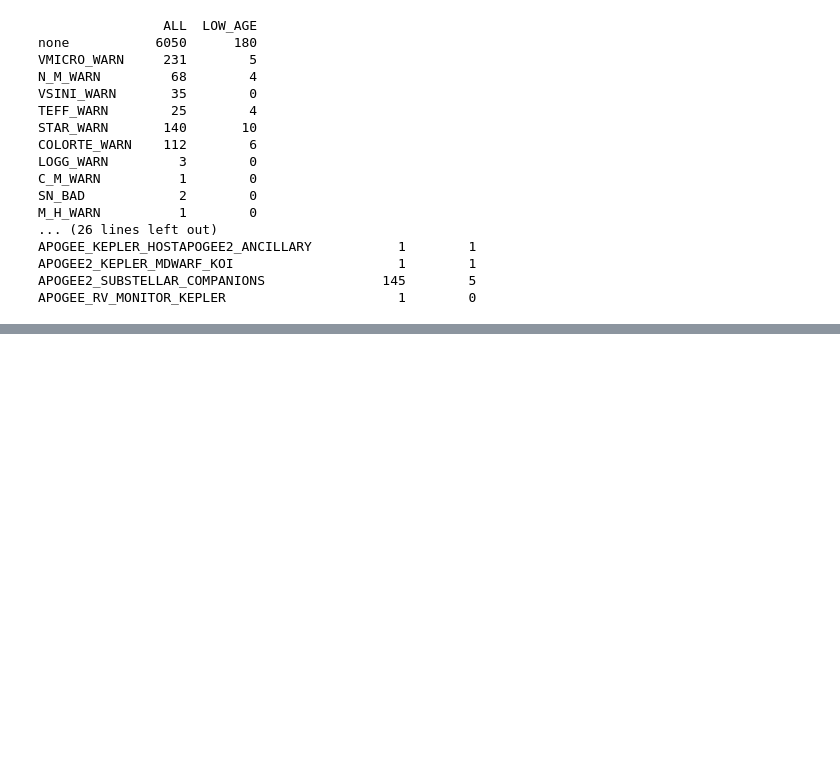
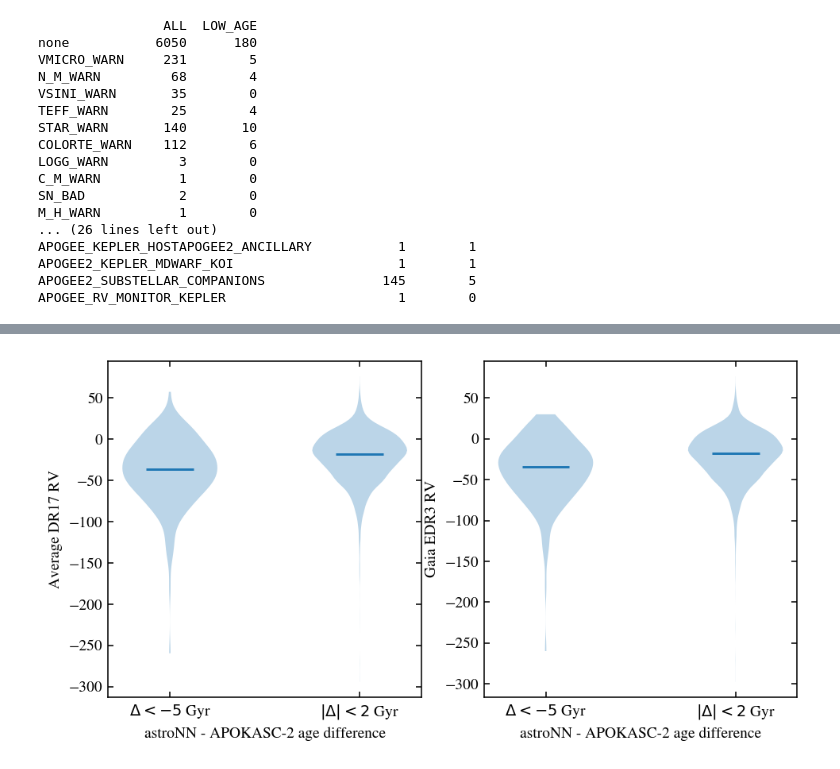
Before and after one commit to lodubay/first-year-project, a Jupyter notebook: compare_ages.ipynb, the cells around one changed output, grey strips where cells are left out. Saved outputs shown, nothing was run; the diff lists cells and outputs as text; code cells hidden in the pictures; blank space fills up the shorter version.

```diff
--- a/compare_ages.ipynb
+++ b/compare_ages.ipynb
@@ -239,0 +252,23 @@ APOGEE_RV_MONITOR_KEPLER                      1        0
+# %%
+good_age = ages[np.abs(ages['AGE_DIFF']) < 2]
+
+fig, axs = plt.subplots(1, 2, figsize=(8, 4))
+ax = axs[0]
+ax.violinplot([low_age['VHELIO_AVG'], good_age['VHELIO_AVG']], showmedians=True, showextrema=False)
+ax.set_xticks([1, 2])
+ax.set_xticklabels([r'$\Delta<-5$ Gyr', r'$|\Delta|<2$ Gyr'])
+ax.set_xlabel('astroNN - APOKASC-2 age difference')
+ax.set_ylabel('Average DR17 RV')
+
+ax = axs[1]
+low_age_gaia_rv = low_age[pd.notna(low_age['GAIAEDR3_DR2_RADIAL_VELOCITY'])]['GAIAEDR3_DR2_RADIAL_VELOCITY']
+good_age_gaia_rv = good_age[pd.notna(good_age['GAIAEDR3_DR2_RADIAL_VELOCITY'])]['GAIAEDR3_DR2_RADIAL_VELOCITY']
+ax.violinplot([low_age_gaia_rv, good_age_gaia_rv], showmedians=True, showextrema=False)
+ax.set_xticks([1, 2])
+ax.set_xticklabels([r'$\Delta<-5$ Gyr', r'$|\Delta|<2$ Gyr'])
+ax.set_xlabel('astroNN - APOKASC-2 age difference')
+ax.set_ylabel('Gaia EDR3 RV')
+
+plt.show()
+# %% [output]
+[figure, added]
```
Also changed, not shown: parts of 3 cells of this notebook, 1 other file.
